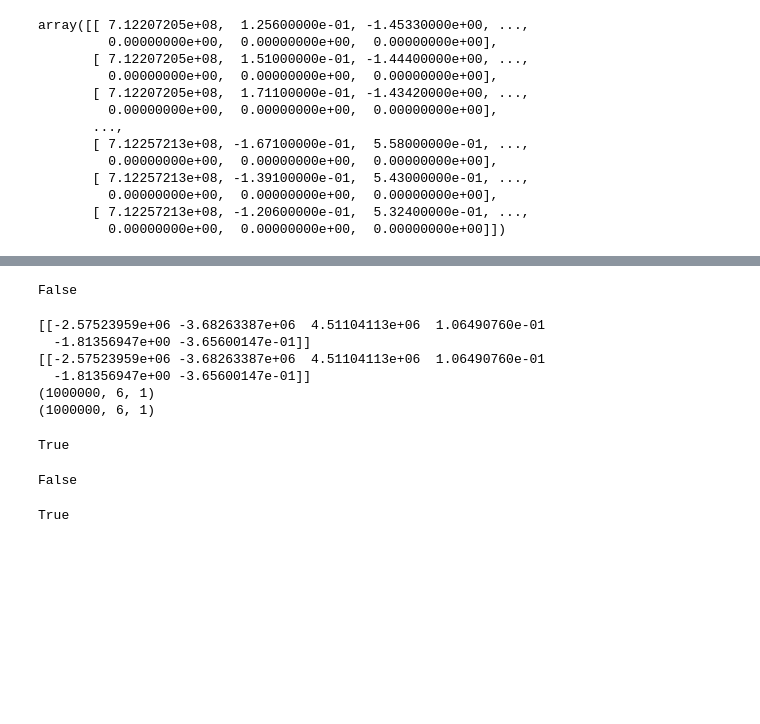
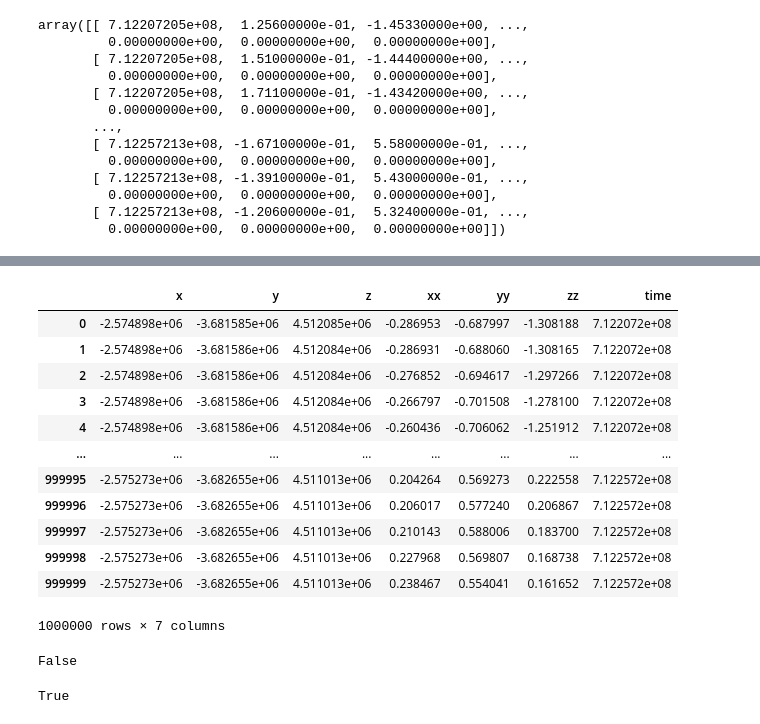
Before and after one commit to seafloor-geodesy/gnatss, a Jupyter notebook: kalman_compare.ipynb, the cells around one changed output, grey strips where cells are left out. Drawn from its saved outputs; the diff is of its cells as text; code cells hidden in the pictures; blank space fills up the shorter version.

```diff
--- a/kalman_compare.ipynb
+++ b/kalman_compare.ipynb
@@ -813 +863,24 @@ Wall time: 18.6 s
+# %%
+from gnatss import constants
+
+x_v2_df = pd.DataFrame(
+    x_v2.reshape(x_v2.shape[0], -1),
+    columns=[*constants.GPS_GEOCENTRIC, *constants.GPS_COV_DIAG],
+)
+x_v2_df[constants.GPS_TIME] = merged_df_small["dts"]
+x_v2_df
+# %% [output]
+|  | x | y | z | xx | yy | zz | time |
+| 0 | -2.574898e+06 | -3.681585e+06 | 4.512085e+06 | -0.286953 | -0.687997 | -1.308188 | 7.122072e+08 |
+| 1 | -2.574898e+06 | -3.681586e+06 | 4.512084e+06 | -0.286931 | -0.688060 | -1.308165 | 7.122072e+08 |
+| 2 | -2.574898e+06 | -3.681586e+06 | 4.512084e+06 | -0.276852 | -0.694617 | -1.297266 | 7.122072e+08 |
+| 3 | -2.574898e+06 | -3.681586e+06 | 4.512084e+06 | -0.266797 | -0.701508 | -1.278100 | 7.122072e+08 |
+| 4 | -2.574898e+06 | -3.681586e+06 | 4.512084e+06 | -0.260436 | -0.706062 | -1.251912 | 7.122072e+08 |
+| ... | ... | ... | ... | ... | ... | ... | ... |
+| 999995 | -2.575273e+06 | -3.682655e+06 | 4.511013e+06 | 0.204264 | 0.569273 | 0.222558 | 7.122572e+08 |
+| 999996 | -2.575273e+06 | -3.682655e+06 | 4.511013e+06 | 0.206017 | 0.577240 | 0.206867 | 7.122572e+08 |
+| 999997 | -2.575273e+06 | -3.682655e+06 | 4.511013e+06 | 0.210143 | 0.588006 | 0.183700 | 7.122572e+08 |
+| 999998 | -2.575273e+06 | -3.682655e+06 | 4.511013e+06 | 0.227968 | 0.569807 | 0.168738 | 7.122572e+08 |
+| 999999 | -2.575273e+06 | -3.682655e+06 | 4.511013e+06 | 0.238467 | 0.554041 | 0.161652 | 7.122572e+08 |
+1000000 rows × 7 columns
 # %%
@@ -815,24 +888,5 @@ np.array_equal(x_v1, x_v2, equal_nan=True)
 # %% [output]
 False
-# %%
-row = 100000
-print(f"{x_v1[row].T}\n{x_v2[row].T}")
-print(f"{x_v1.shape}\n{x_v2.shape}")
-# %% [output]
-[[-2.57523959e+06 -3.68263387e+06  4.51104113e+06  1.06490760e-01
-  -1.81356947e+00 -3.65600147e-01]]
-[[-2.57523959e+06 -3.68263387e+06  4.51104113e+06  1.06490760e-01
-  -1.81356947e+00 -3.65600147e-01]]
-(1000000, 6, 1)
-(1000000, 6, 1)
-# %%
-np.allclose(x_v1, x_v2, equal_nan=True, rtol=0.001)
-# %% [output]
-True
-# %%
-np.allclose(x_v1, x_v2, equal_nan=True, rtol=0.0001)
-# %% [output]
-False
 # %%
 np.allclose(x_v1, x_v2, equal_nan=True, rtol=0.0002)
 # %% [output]
```
Also changed, not shown: parts of 13 cells of this notebook, 7 other files.
